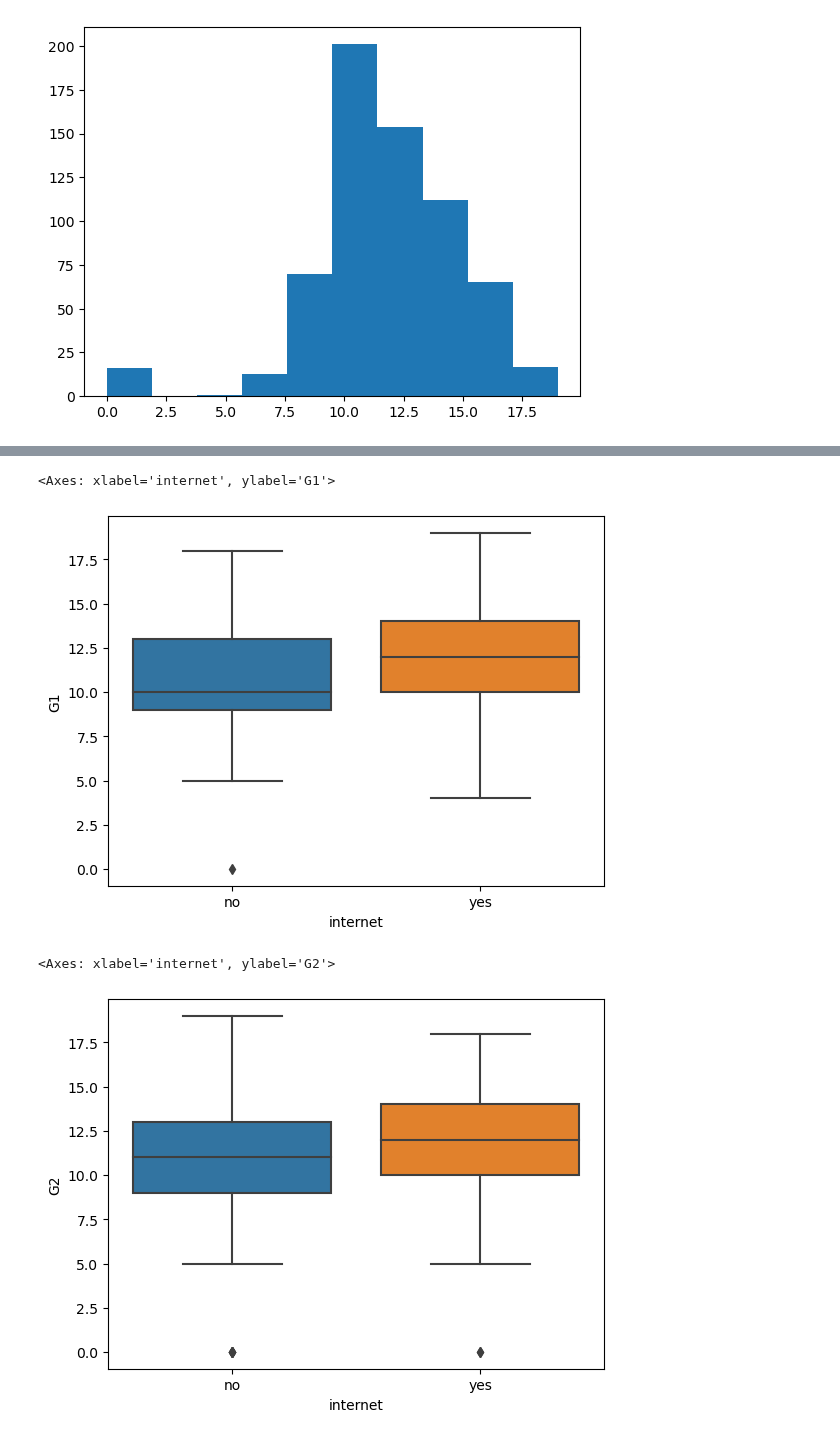
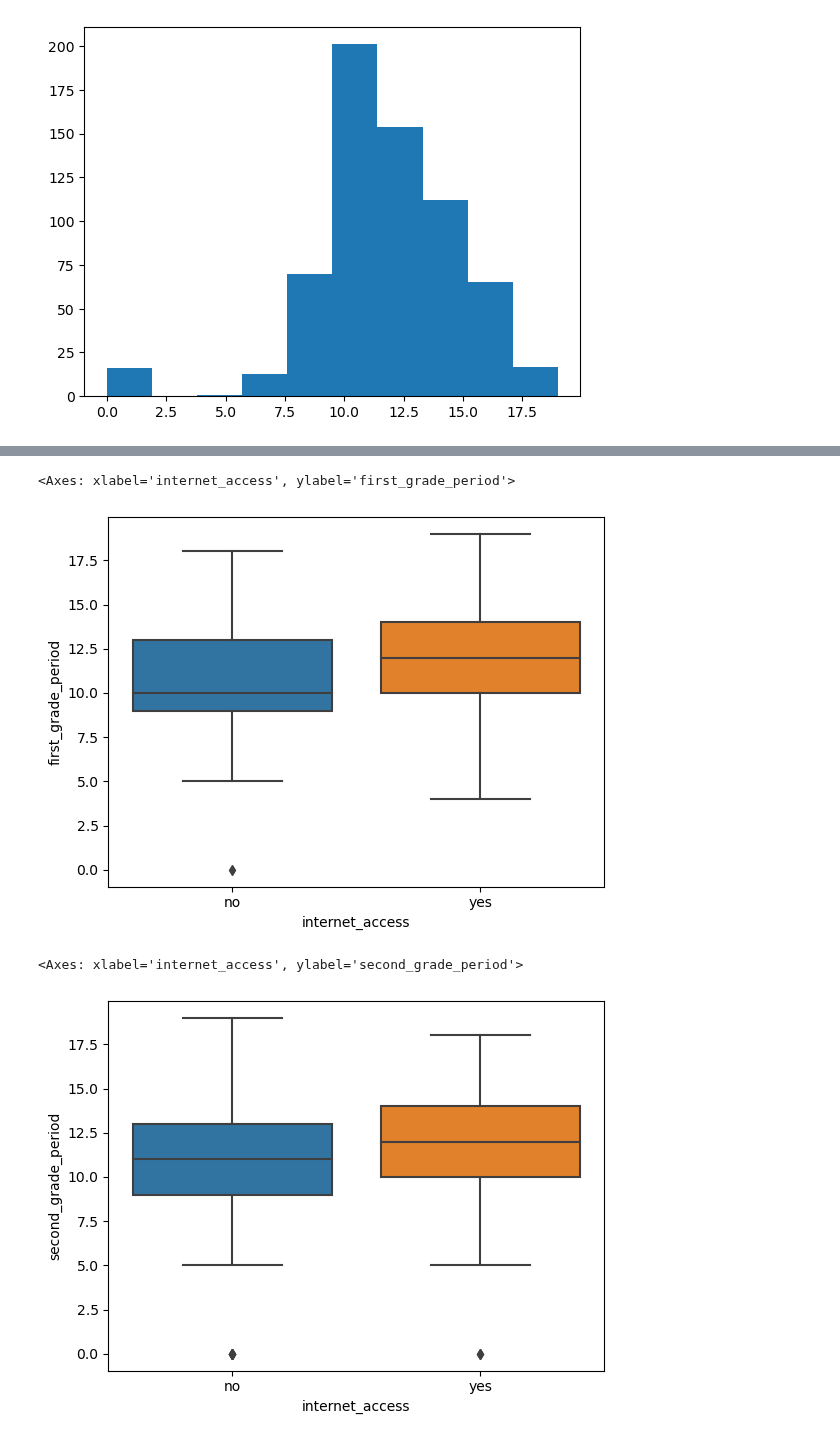
Before and after one commit to cshields164/end-of-phase1-project, a Jupyter notebook: code/data_prep/01a_explore_por_df.ipynb, the cells around one changed output, grey strips where cells are left out. Saved outputs shown, nothing was run; the diff lists cells and outputs as text; code cells hidden in the pictures.

```diff
--- a/code/data_prep/01a_explore_por_df.ipynb
+++ b/code/data_prep/01a_explore_por_df.ipynb
@@ -7,6 +7,6 @@ import seaborn as sns
 
 from scipy import stats
 # %%
-df_p = pd.read_csv('../../data/raw/student-por.csv', delimiter=';')
+portuguese = pd.read_csv('../../data/raw/student-por.csv', delimiter=';')
 # %%
 #Gather descriptive stats on Portuguese class dataframe
@@ -46,0 +49,30 @@ Index(['school', 'sex', 'age', 'address', 'famsize', 'Pstatus', 'Medu', 'Fedu',
+# %%
+# names may be verbose but I find them more descriptive
+column_map = {
+    "Pstatus": "parent_cohabitation_status",
+    "Medu": "mother's_edu",
+    "Fedu": "father's_edu",
+    "Fjob": "father's_job",
+    "Mjob": "mother's_job",
+    "reason": "reason_to_choose_school",
+    "schoolsup": "extra_edu_support",
+    "famsup": "family_edu_support",
+    "paid":"extra_paid_classes",
+    "activites": "extra_cirricular_activites",
+    "nursery": "attended_nursery",
+    "higher": "interested_in_higher_edu",
+    "internet": "internet_access",
+    "romantic": "in_romantic_relationship",
+    "famrel": "quality_of_fam_time",
+    "freetime": "free_time_after_school",
+    "goout": "goes_out_with_friends",
+    "Dalc": "daily_alcohol_consumption",
+    "Walc": "weekend_alcohol_consumption",
+    "health": "current_health_status",
+    "G1": "first_grade_period",
+    "G2": "second_grade_period",
+    "G3": "final_grade"
+}
+
+portuguese = portuguese.rename(columns=column_map)
+portuguese.head()
@@ -86,14 +130,14 @@ internet_access_p.plot.bar(rot=0)
 # %%
 #Boxplot comparing internet access and 1st period grades
-sns.boxplot(data=df_p, x='internet', y='G1')
+sns.boxplot(data=portuguese, x='internet_access', y='first_grade_period')
 # %% [output]
-<Axes: xlabel='internet', ylabel='G1'>
+<Axes: xlabel='internet_access', ylabel='first_grade_period'>
-[figure, old version]
+[figure, new version]
 # %%
 #Boxplot comparing internet access and 2nd period grades
-sns.boxplot(data=df_p, x='internet', y='G2')
+sns.boxplot(data=portuguese, x='internet_access', y='second_grade_period')
 # %% [output]
-<Axes: xlabel='internet', ylabel='G2'>
+<Axes: xlabel='internet_access', ylabel='second_grade_period'>
-[figure, old version]
+[figure, new version]
 # %%
 #Boxplot comparing internet access and 3rd period grades
```
Also changed, not shown: parts of 47 cells of this notebook, 2 other files.
